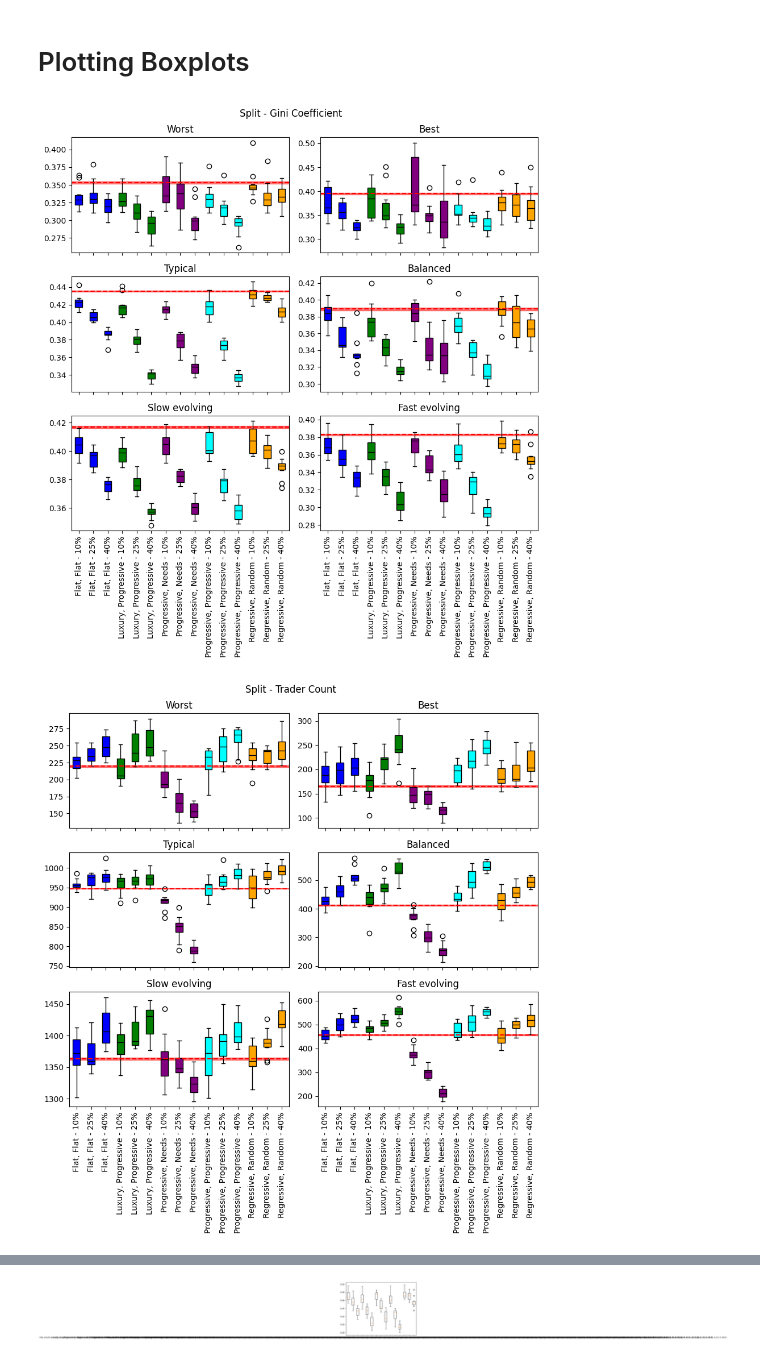
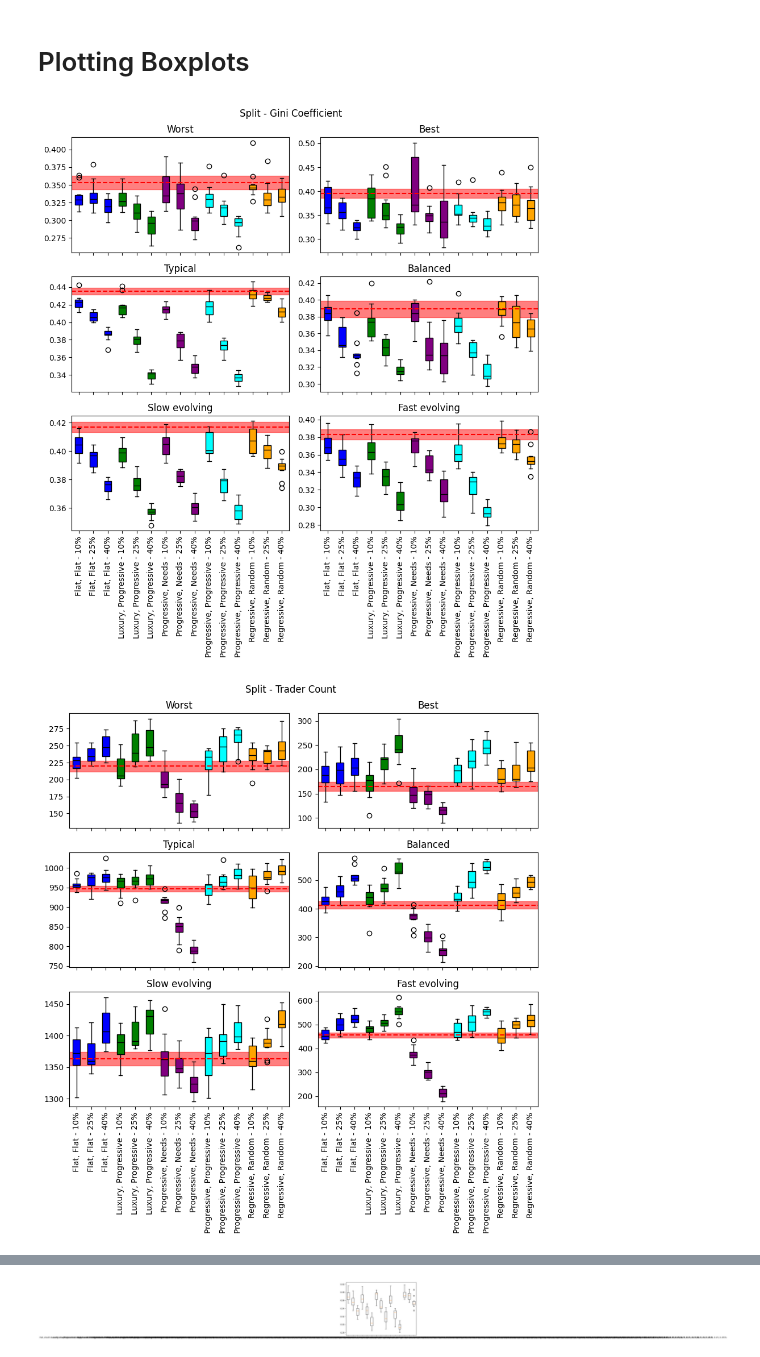
Before and after one commit to Ly-MX15/ABM-Group7, a Jupyter notebook: Base_experiments_scenarios.ipynb, the cells around one changed output, grey strips where cells are left out. Saved outputs shown, nothing was run; the diff lists cells and outputs as text; code cells hidden in the pictures.

```diff
--- a/Base_experiments_scenarios.ipynb
+++ b/Base_experiments_scenarios.ipynb
@@ -334,9 +334,9 @@ for map_scheme in map_schemes:
 
                 # Get means and ci
                 gini_mean = np.mean(gini, axis=0)
-                gini_ci = np.std(gini, ddof=1, axis=0) / replicates * 1.96
+                gini_ci = np.std(gini, ddof=1, axis=0) / np.sqrt(gini.shape[0]) * 1.96
                 trader_mean = np.mean(trader, axis=0)
-                trader_ci = np.std(trader, ddof=1, axis=0) / replicates * 1.96
+                trader_ci = np.std(trader, ddof=1, axis=0) / np.sqrt(gini.shape[0]) * 1.96
 
                 # Plotting Gini
                 label = f'{name2[0].capitalize()} - {name2[1].capitalize()}'
@@ -482,9 +482,9 @@ for map_scheme in map_schemes:
 
         # Convert to mean and ci
         gini_base_mean = np.mean(gini_base)
-        gini_base_ci = np.std(gini_base, ddof=1) / replicates * 1.96
+        gini_base_ci = np.std(gini_base, ddof=1) / np.sqrt(gini_base.shape[0]) * 1.96
         trader_base_mean = np.mean(trader_base)
-        trader_base_ci = np.std(trader_base, ddof=1) / replicates * 1.96
+        trader_base_ci = np.std(trader_base, ddof=1) / np.sqrt(gini_base.shape[0]) * 1.96
 
         # Group based by tax system
         scenario = scenario.groupby(['tax_scheme', 'distributer_scheme'])
@@ -494,32 +494,32 @@ for map_scheme in map_schemes:
         for name, values in scenario:
             # Group by tax rate
             values = values.groupby(['tax_rate'])
 
             for name2, values2 in values:
                 # Get gini and trader
                 gini = np.vstack(values2['Gini'])
                 trader = np.vstack(values2['Trader Count'])
 
                 # Get means
                 gini_mean = np.mean(gini[:, -20:], axis=1)
                 trader_mean = np.mean(trader[:, -20:], axis=1)
 
                 # Add to boxes
                 label = f'{name[0].capitalize()}, {name[1].capitalize()} - {name2[0] * 100:.0f}%'
                 gini_boxes[label] = gini_mean
                 trader_boxes[label] = trader_mean
 
         ax_gini[i] = boxplot(ax_gini[i], gini_boxes, gini_base_mean, gini_base_ci)
         ax_trader[i] = boxplot(ax_trader[i], trader_boxes, trader_base_mean, trader_base_ci)
 
     fig_gini.suptitle(f'{map_scheme.capitalize()} - Gini Coefficient')
     fig_trader.suptitle(f'{map_scheme.capitalize()} - Trader Count')
 
     fig_gini.tight_layout()
     fig_trader.tight_layout()
 
     fig_gini.savefig(f'Experiments/boxplots/{map_scheme}_gini.png', dpi=300, bbox_inches='tight')
     fig_trader.savefig(f'Experiments/boxplots/{map_scheme}_trader.png', dpi=300, bbox_inches='tight')
 # %% [output]
-[figure, old version]
+[figure, new version]
-[figure, old version]
+[figure, new version]
```
Also changed, not shown: parts of 1 cell of this notebook, 24 other files.
